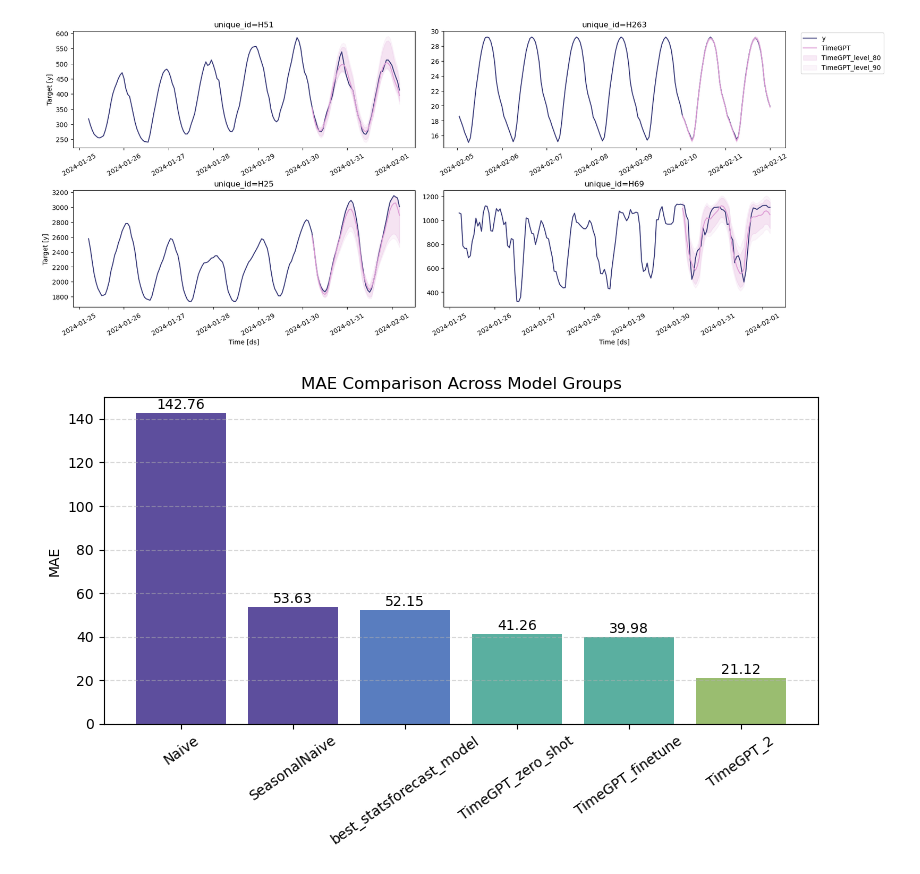
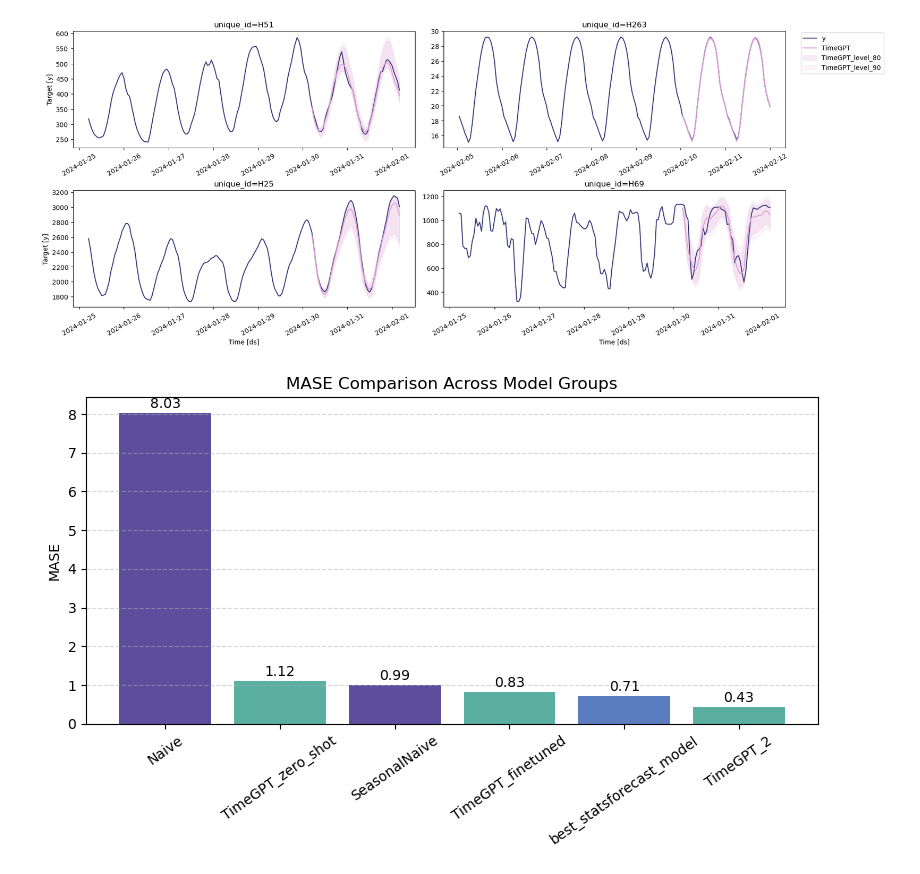
Before and after one commit to Yibei990826/pydata_2025_statsforecast, a Jupyter notebook: statsforecast_demo.ipynb, the cells around one changed output. Saved outputs shown, nothing was run; the diff lists cells and outputs as text; code cells hidden in the pictures.

```diff
--- a/statsforecast_demo.ipynb
+++ b/statsforecast_demo.ipynb
@@ -56,7 +61,8 @@ plot_series(df_train, eval_base, max_ids = 4, max_insample_length= 5*24)
 # Evaluate performance
 metrics_base = evaluate(
     df=eval_base,
-    metrics=[mae, rmse, smape],
+    train_df = df_train,
+    metrics=metrics,
     agg_fn='mean',
 ).set_index('metric')
 metrics_base
@@ -169,7 +176,8 @@ plot_series(df_train, eval_best_sf, level=[90], max_insample_length = 5*24, max_
 # %%
 metrics_sf_best = evaluate(
     df=eval_best_sf,
-    metrics=[mae, mse, rmse, smape],
+    train_df = df_train,
+    metrics=metrics,
     agg_fn='mean',
 ).set_index('metric')
 metrics_sf_best
@@ -233,7 +240,7 @@ fcst_timegpt_ft = nixtla_client.forecast(
     h=48,
     freq='H',
     level = ['80', '90'],
-    finetune_steps = 30     #Here we use 100 finetune steps. Choose the value base on your usecase
+    finetune_steps = 10     #Here we use 100 finetune steps. Choose the value base on your usecase
 )
 # fcst_timegpt.head()
 # %% [output]
@@ -287,10 +269,13 @@ INFO:nixtla.nixtla_client:Querying model metadata...
 INFO:nixtla.nixtla_client:Restricting input...
 INFO:nixtla.nixtla_client:Calling Forecast Endpoint...
 # %%
-metrics_tgpt_2 = evaluate(
-    df=df_test.merge(fcst_timegpt_2.rename(columns={'TimeGPT': 'TimeGPT_2'}), on = ['unique_id', 'ds']),
-    metrics=[mae, mse, rmse, smape],
+metrics_tgpt = evaluate(
+    df=df_test.merge(fcst_timegpt.rename(columns={'TimeGPT': 'TimeGPT_zero_shot'}), on = ['unique_id', 'ds'])
+              .merge(fcst_timegpt_ft.rename(columns={'TimeGPT': 'TimeGPT_finetuned'}), on = ['unique_id', 'ds'])
+              .merge(fcst_timegpt_2.rename(columns={'TimeGPT': 'TimeGPT_2'}), on = ['unique_id', 'ds']),
+    train_df = df_train,
+    metrics=metrics,
     agg_fn='mean',
 ).set_index('metric')
-metrics_tgpt_2
+metrics_tgpt
 # %% [output]
@@ -305,6 +289,6 @@ nixtla_client.plot(df_train, eval_tgpt_2, level = ['80', '90'], max_insample_len
 # %% [output]
 [figure]
 # %%
-plot_metric_bar_multi(dfs = [metrics_base, metrics_sf_best, eval_df_tgpt, metrics_tgpt_2])
+plot_metric_bar_multi(dfs = [metrics_base, metrics_sf_best, metrics_tgpt])
 # %% [output]
-[figure, old version]
+[figure, new version]
```
Also changed, not shown: parts of 13 cells of this notebook.
